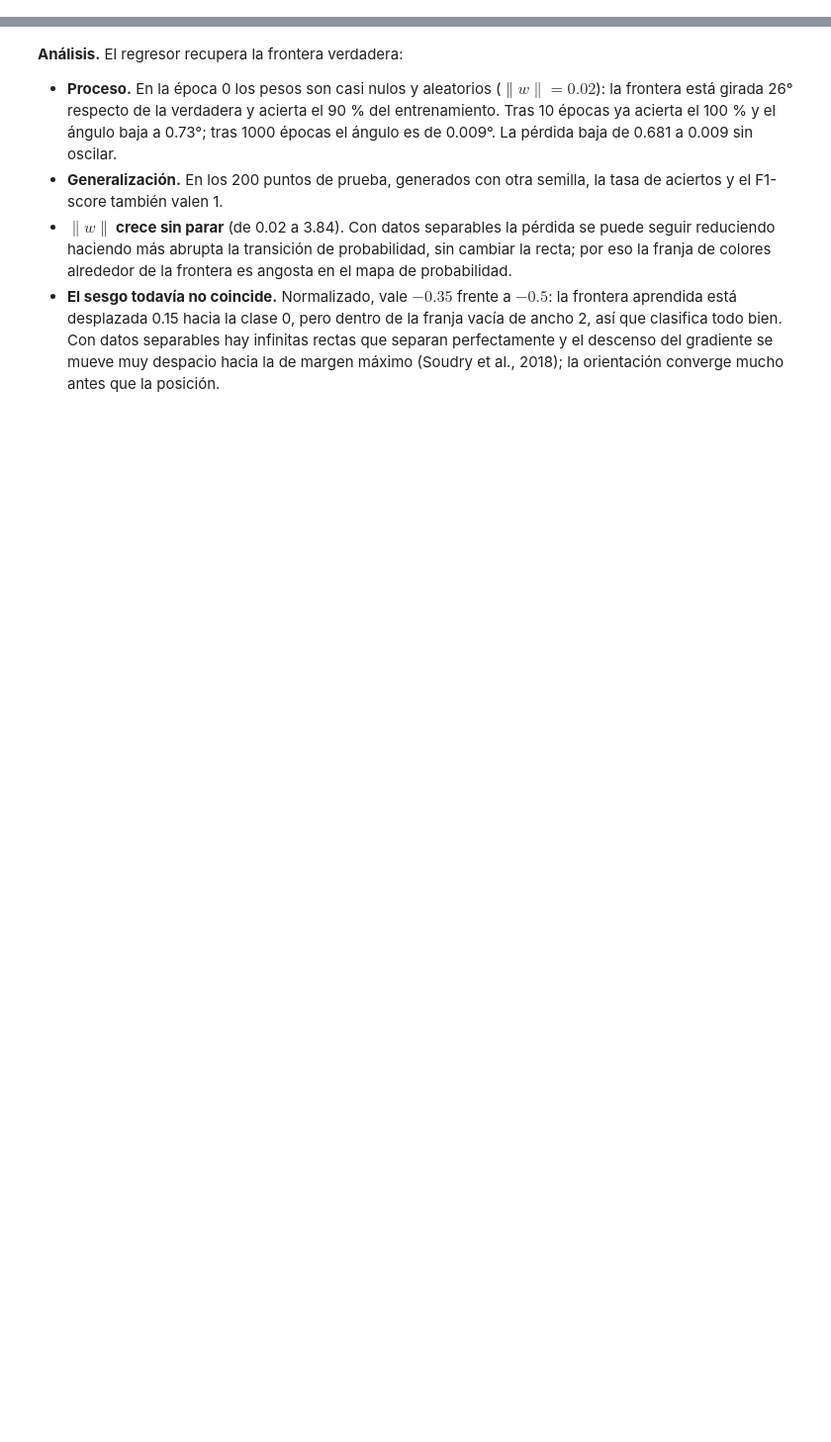
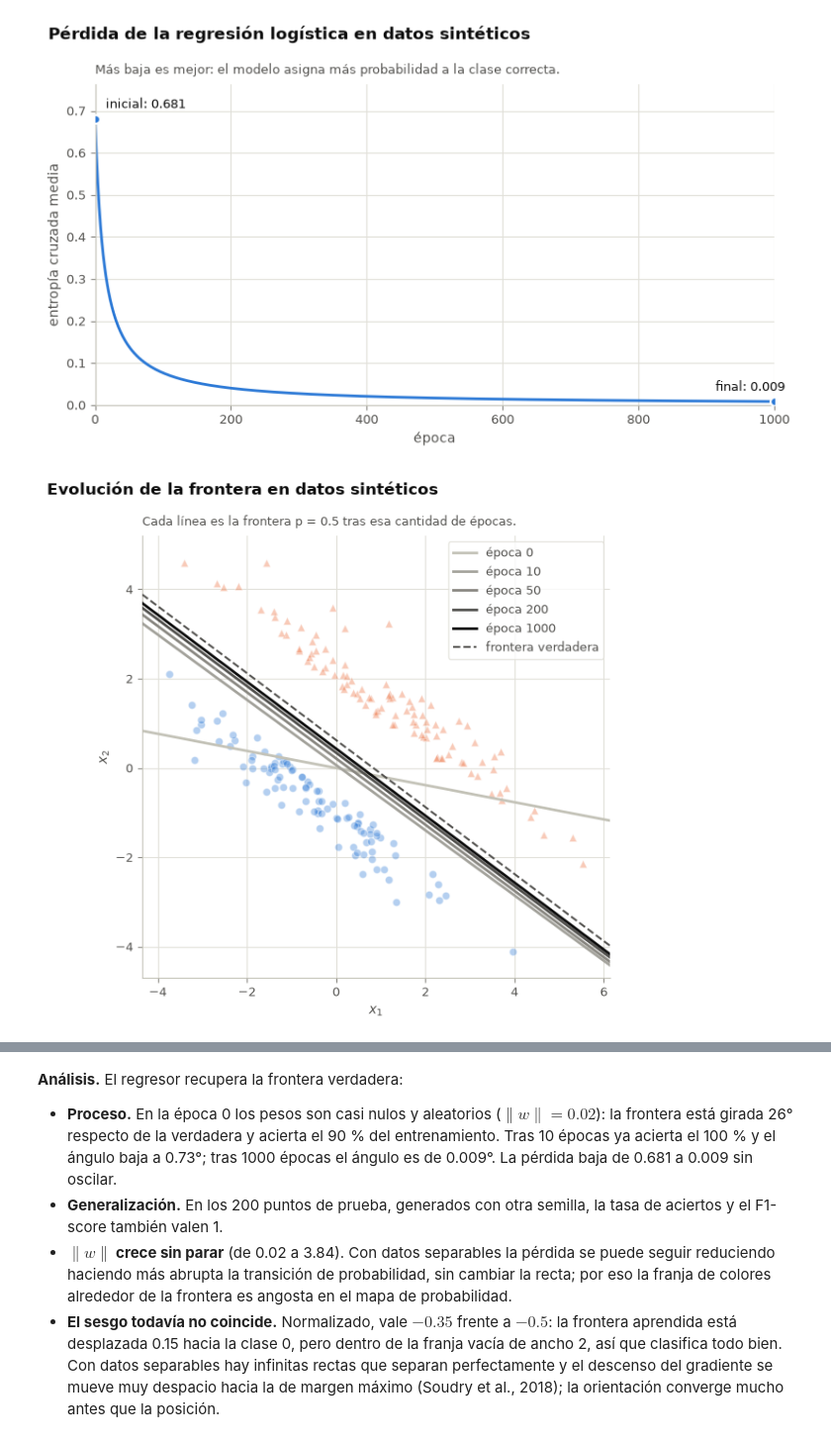
Before and after one commit to ManfredAzofeifa/AI-TP2, a Jupyter notebook: notebooks/tp2_detector_spam.ipynb, the cells around one changed output, grey strips where cells are left out. Shown at 99% size. Drawn from its saved outputs; the diff is of its cells as text; code cells hidden in the pictures; blank space fills up the shorter version.

```diff
--- a/notebooks/tp2_detector_spam.ipynb
+++ b/notebooks/tp2_detector_spam.ipynb
@@ -167,34 +1200,37 @@ utils.show_figure(
 # %%
 # Con la misma semilla el entrenamiento es determinista, así que entrenar k épocas
 # reproduce exactamente el estado del entrenamiento completo en la época k.
 synthetic_snapshots = {
-    epochs: punto1.train_logistic_regression(
+    epochs: train_logistic_regression(
         X_synthetic, y_synthetic, SYNTHETIC_LEARNING_RATE, epochs, seed=SEED
     )
     for epochs in SYNTHETIC_SNAPSHOTS
 }
 synthetic_model = synthetic_snapshots[SYNTHETIC_EPOCHS]
 
-utils.show_figure(
-    punto1.plot_loss_history(
+show_figure(
+    plot_loss_history(
         synthetic_model, title="Pérdida de la regresión logística en datos sintéticos"
     )
 )
-utils.show_figure(
-    punto1.plot_boundary_evolution(
+show_figure(
+    plot_boundary_evolution(
         X_synthetic,
         y_synthetic,
         synthetic_snapshots,
         title="Evolución de la frontera en datos sintéticos",
         true_boundary=true_boundary,
     )
 )
-utils.show_figure(
-    punto1.plot_decision_boundary(
+show_figure(
+    plot_decision_boundary(
         X_synthetic_test,
         y_synthetic_test,
-        lambda X: punto1.predict_proba(synthetic_model, X),
+        lambda X: predict_proba(synthetic_model, X),
         title="Frontera de decisión sobre los datos sintéticos de prueba",
         true_boundary=true_boundary,
     )
 )
+# %% [output]
+[figure, added]
+[figure, added]
```
Also changed, not shown: parts of 46 cells of this notebook, 49 other files.
